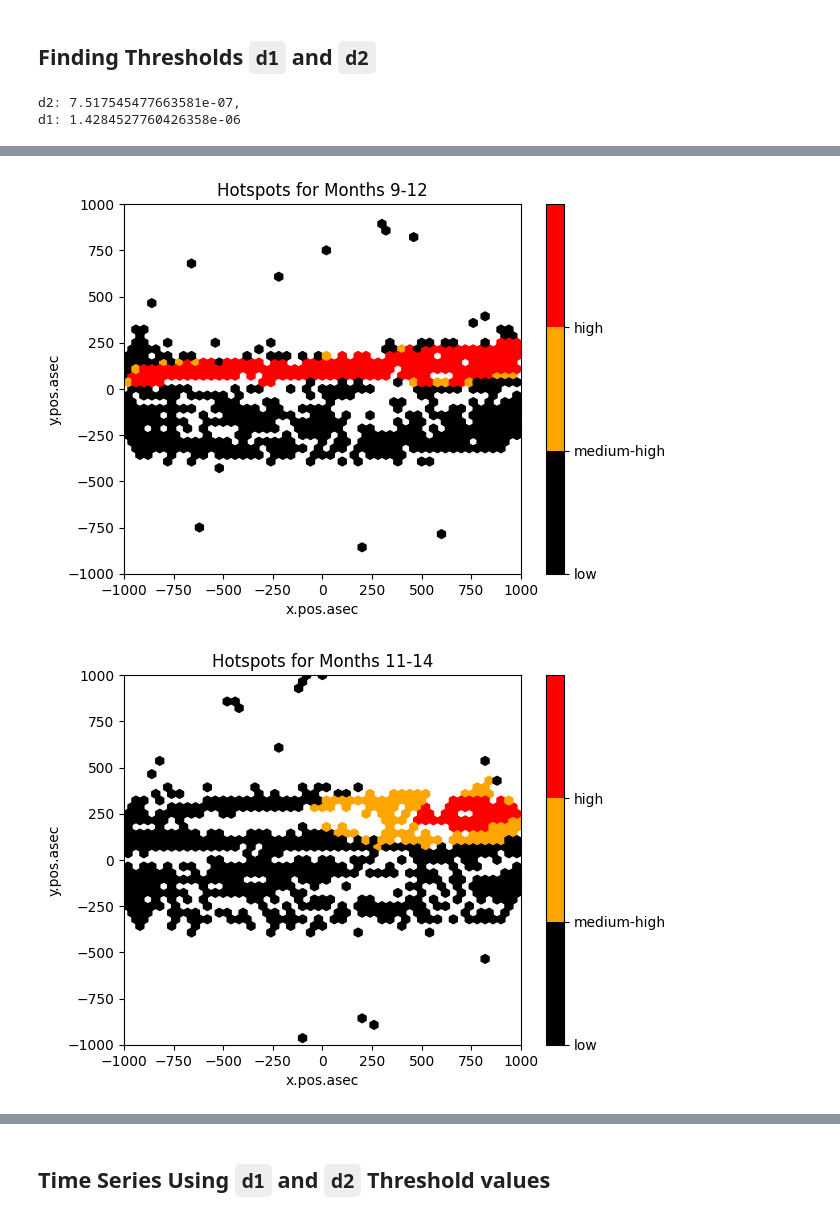
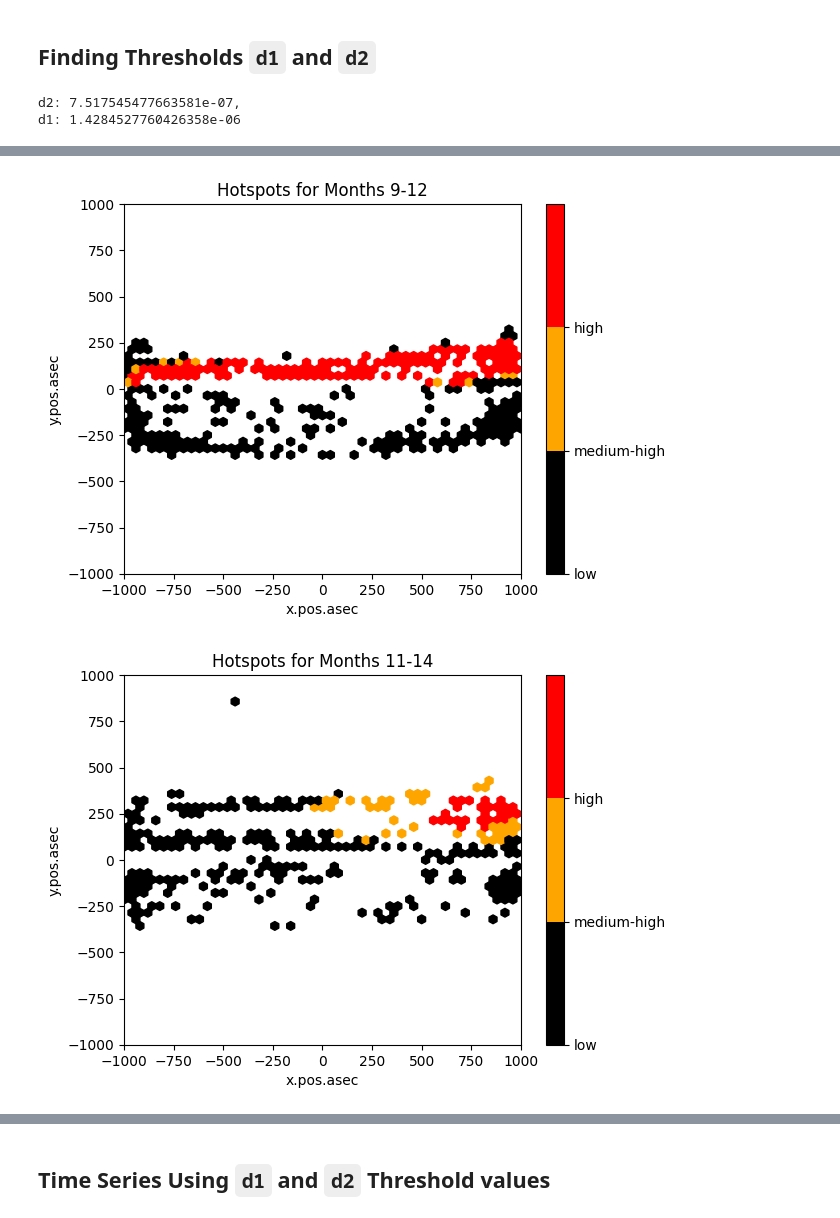
Before and after one commit to bsanchezhtx/helios-group-project, a Jupyter notebook: task2.ipynb, the cells around one changed output, grey strips where cells are left out. Drawn from its saved outputs; the diff is of its cells as text; code cells hidden in the pictures.

```diff
--- a/task2.ipynb
+++ b/task2.ipynb
@@ -136,7 +136,7 @@ def hotspots(data, d2, d1):
     plt.figure()
     plt.xlim(-1000, 1000)
     plt.ylim(-1000, 1000)
-    plt.hexbin(x=x, y=y, C=c, cmap=matplotlib.colors.ListedColormap(colors), gridsize=50, extent=(-1000, 1000, -1000,1000))
+    plt.hexbin(x=x, y=y, C=c, cmap=matplotlib.colors.ListedColormap(colors), gridsize=50, extent=(-1000, 1000, -1000,1000), mincnt=3)
     cb = plt.colorbar()
     loc = np.arange(0,max(c),max(c)/float(len(colors)))
     cb.set_ticks(loc)
@@ -158,6 +158,7 @@ print(f"d2: {d2}, \nd1: {d1}")
 flares = dfs[-1]
 
 # getting the hotspots for this subset
+# hotspots(flares, d2, d1)
 for data in dfs:
     hotspots(data, d2, d1)
 # %% [output]
@@ -170,2 +171,2 @@ d1: 1.4284527760426358e-06
-[figure, old version]
+[figure, new version]
-[figure, old version]
+[figure, new version]
```
Also changed, not shown: parts of 2 cells of this notebook, 12 other files.
